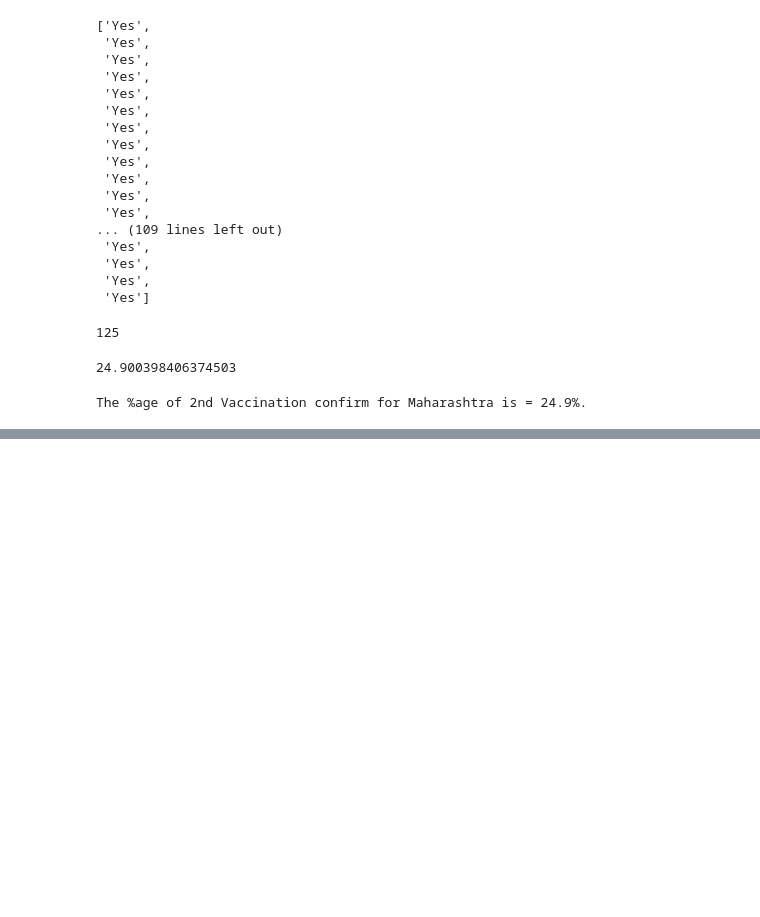
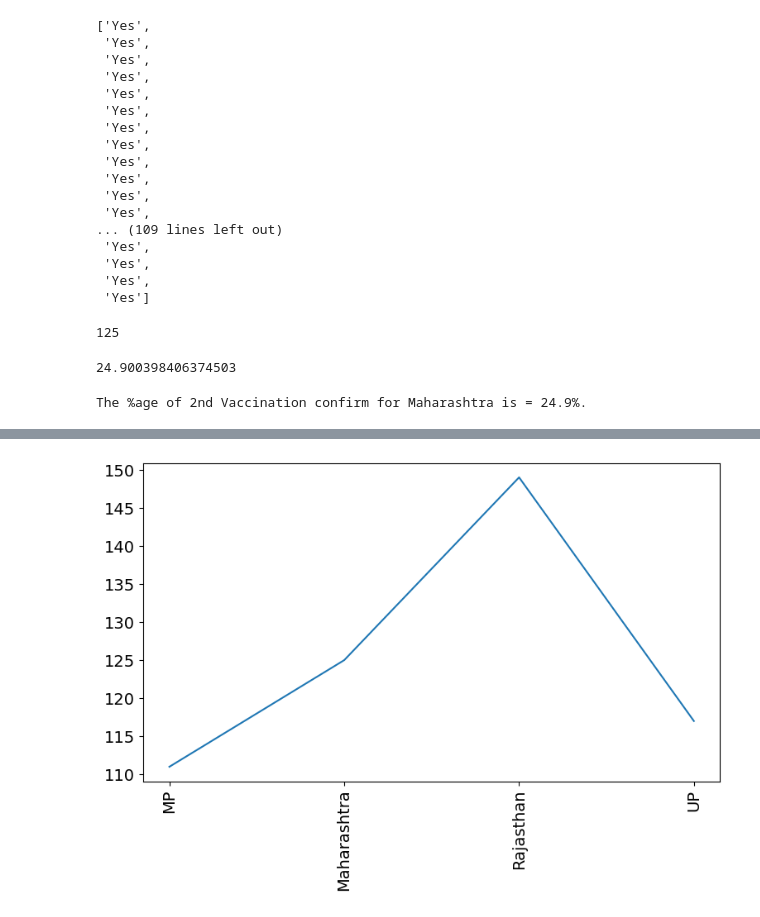
Before and after one commit to ajay-rathod-2001/Royal-Python, a Jupyter notebook: Project 2 COVID Vaccination Analysis (ML)/covid_analysis_states.ipynb, the cells around one changed output, grey strips where cells are left out. Drawn from its saved outputs; the diff is of its cells as text; code cells hidden in the pictures; blank space fills up the shorter version.

```diff
--- a/Project 2 COVID Vaccination Analysis (ML)/covid_analysis_states.ipynb
+++ b/Project 2 COVID Vaccination Analysis (ML)/covid_analysis_states.ipynb
@@ -248,0 +307,5 @@ The %age of 2nd Vaccination confirm for Maharashtra is = 24.9%.
+# %%
+plt.plot(st_full_yes["Fully_Vaccinated"])
+plt.xticks(rotation=90);
+# %% [output]
+[figure, added]
```
Also changed, not shown: parts of 26 cells of this notebook.
